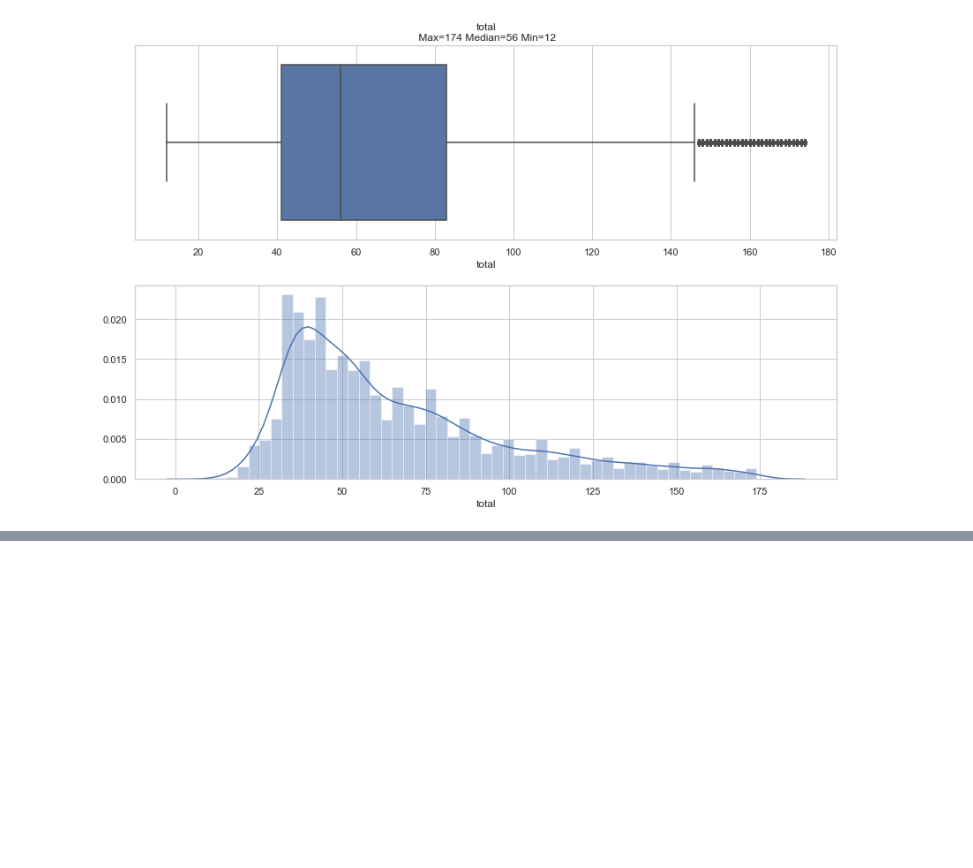
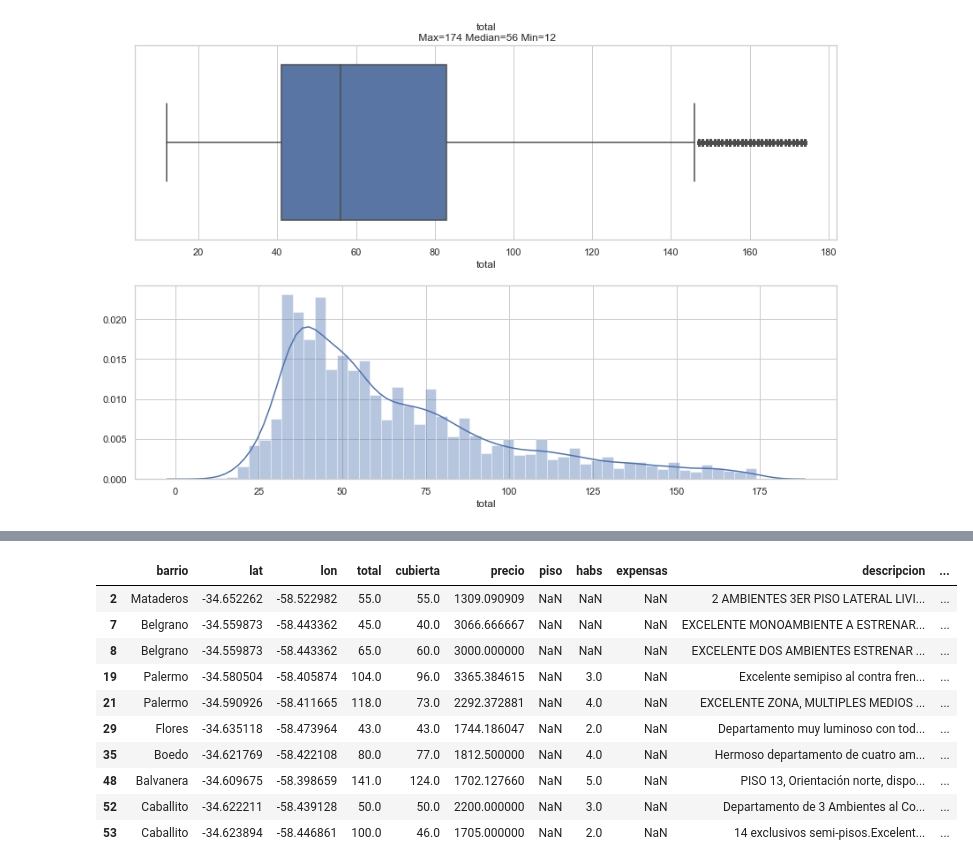
Before and after one commit to sigmaleph/DH-Desafio1, a Jupyter notebook: Cleaning.ipynb, the cells around one changed output, grey strips where cells are left out. Saved outputs shown, nothing was run; the diff lists cells and outputs as text; code cells hidden in the pictures; blank space fills up the shorter version.

```diff
--- a/Cleaning.ipynb
+++ b/Cleaning.ipynb
@@ -421,0 +444,3 @@ plot_dist(df.total)
+# %%
+df['ambientes'] = df['ambientes'].str.lower()
+df['ambientes'].unique()
@@ -421,0 +457,3 @@ plot_dist(df.total)
+# %%
+df['ambientes'] = df['ambientes'].astype('str')
+df['ambientes'].dtypes
@@ -421,0 +462,3 @@ plot_dist(df.total)
+# %%
+df['ambientes'] = df['ambientes'].str.strip()
+df['ambientes'].unique()
@@ -421,0 +476,3 @@ plot_dist(df.total)
+# %%
+df['ambientes'].replace(numeros_en_letras , inplace=True)
+df['ambientes'].unique()
@@ -421,0 +487,14 @@ plot_dist(df.total)
+# %%
+df.head(10)
+# %% [output]
+|  | barrio | lat | lon | total | cubierta | precio | piso | habs | expensas | descripcion | ... |
+| 2 | Mataderos | -34.652262 | -58.522982 | 55.0 | 55.0 | 1309.090909 | NaN | NaN | NaN | 2 AMBIENTES 3ER PISO LATERAL LIVI... | ... |
+| 7 | Belgrano | -34.559873 | -58.443362 | 45.0 | 40.0 | 3066.666667 | NaN | NaN | NaN | EXCELENTE MONOAMBIENTE A ESTRENAR... | ... |
+| 8 | Belgrano | -34.559873 | -58.443362 | 65.0 | 60.0 | 3000.000000 | NaN | NaN | NaN | EXCELENTE DOS AMBIENTES ESTRENAR ... | ... |
+| 19 | Palermo | -34.580504 | -58.405874 | 104.0 | 96.0 | 3365.384615 | NaN | 3.0 | NaN | Excelente semipiso al contra fren... | ... |
+| 21 | Palermo | -34.590926 | -58.411665 | 118.0 | 73.0 | 2292.372881 | NaN | 4.0 | NaN | EXCELENTE ZONA, MULTIPLES MEDIOS ... | ... |
+| 29 | Flores | -34.635118 | -58.473964 | 43.0 | 43.0 | 1744.186047 | NaN | 2.0 | NaN | Departamento muy luminoso con tod... | ... |
+| 35 | Boedo | -34.621769 | -58.422108 | 80.0 | 77.0 | 1812.500000 | NaN | 4.0 | NaN | Hermoso departamento de cuatro am... | ... |
+| 48 | Balvanera | -34.609675 | -58.398659 | 141.0 | 124.0 | 1702.127660 | NaN | 5.0 | NaN | PISO 13, Orientación norte, dispo... | ... |
+| 52 | Caballito | -34.622211 | -58.439128 | 50.0 | 50.0 | 2200.000000 | NaN | 3.0 | NaN | Departamento de 3 Ambientes al Co... | ... |
+| 53 | Caballito | -34.623894 | -58.446861 | 100.0 | 46.0 | 1705.000000 | NaN | 2.0 | NaN | 14 exclusivos semi-pisos.Excelent... | ... |
```
Also changed, not shown: parts of 28 cells of this notebook, 2 other files.
